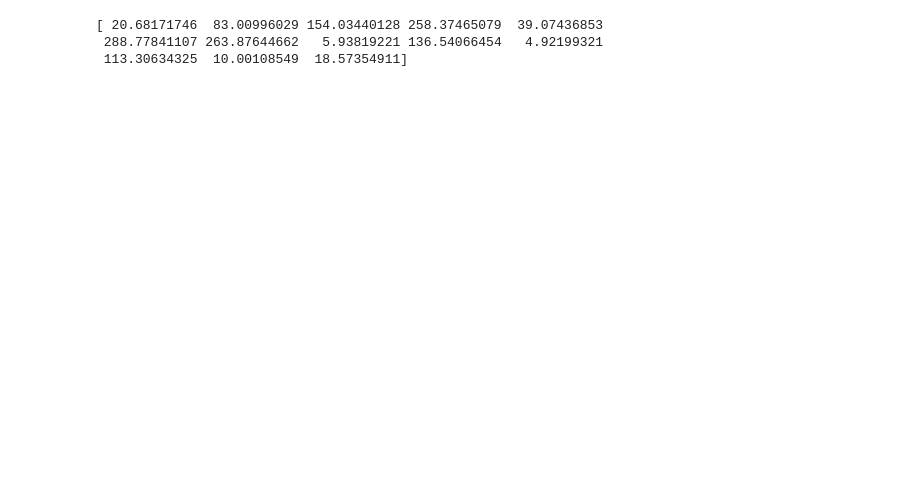
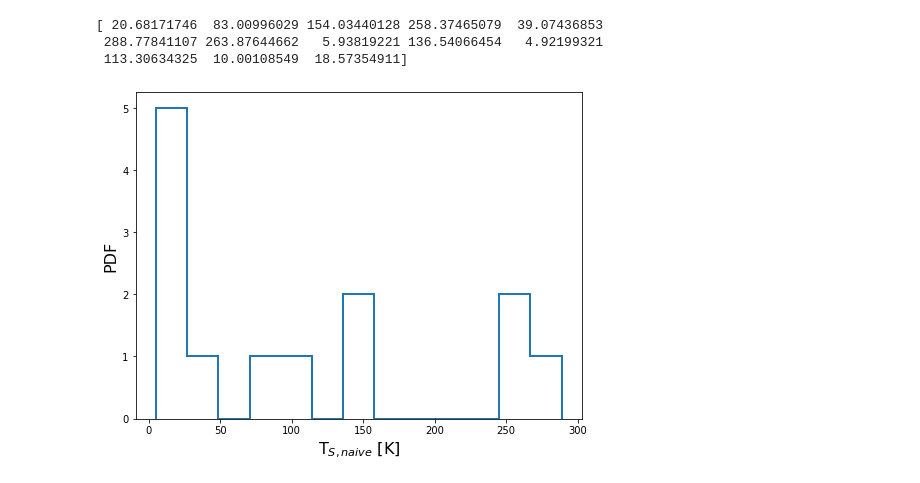
Before and after one commit to antoinemarchal/GASKAP, a Jupyter notebook: GASKAP_absorption.ipynb, the cells around one changed output. Saved outputs shown, nothing was run; the diff lists cells and outputs as text; code cells hidden in the pictures; blank space fills up the shorter version.

```diff
--- a/GASKAP_absorption.ipynb
+++ b/GASKAP_absorption.ipynb
@@ -361,3 +372,13 @@ print(Ts_naive)
 [ 20.68171746  83.00996029 154.03440128 258.37465079  39.07436853
  288.77841107 263.87644662   5.93819221 136.54066454   4.92199321
  113.30634325  10.00108549  18.57354911]
+# %%
+plt.figure(figsize=(8,6))
+plt.subplot(1,1,1)
+plt.hist(Ts_naive, bins=len(Ts_naive), histtype="step", linewidth=2)
+plt.xlabel(r"T$_{S,naive}$ [K]", fontsize=16)
+plt.ylabel(r"PDF", fontsize=16)
+plt.savefig("PDF_TS_naive.png", format='png', bbox_inches='tight',
+  pad_inches=0.02)
+# %% [output]
+[figure, added]
```
Also changed, not shown: parts of 3 cells of this notebook.
